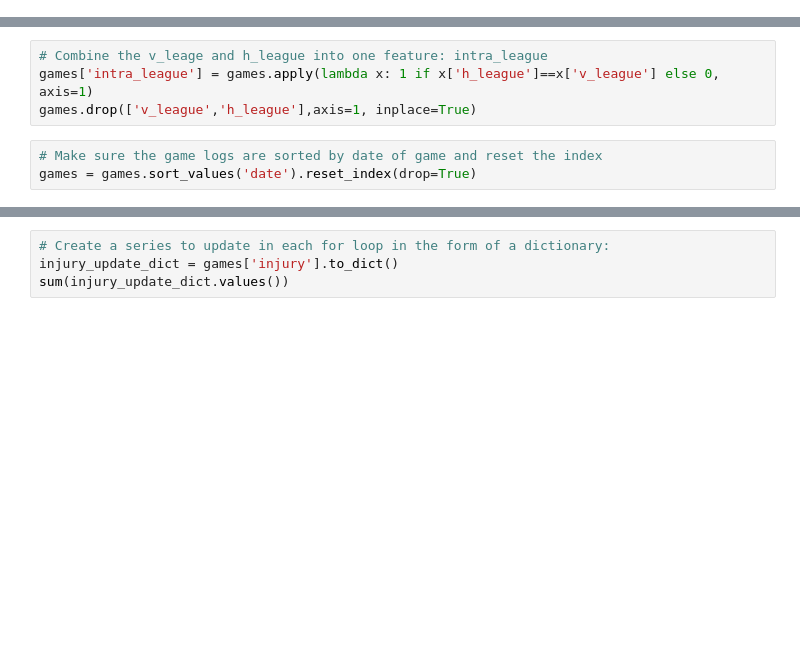
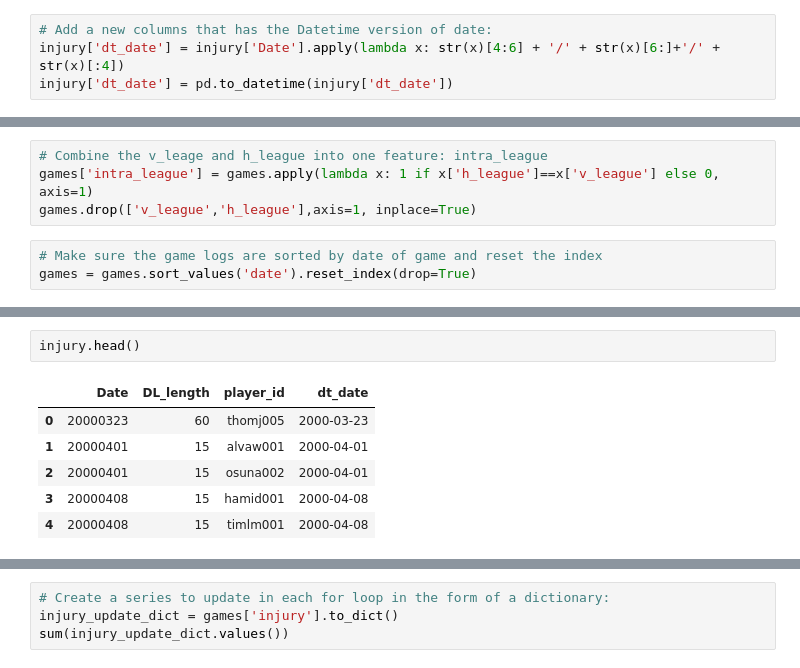
Before and after one commit to robotallie/mlb-disabled-list, a Jupyter notebook: datasets/gamelog-injury-merge.ipynb, the cells around one changed output, grey strips where cells are left out. Cells and saved outputs as stored; diff of their text form; blank space fills up the shorter version.

```diff
--- a/datasets/gamelog-injury-merge.ipynb
+++ b/datasets/gamelog-injury-merge.ipynb
@@ -27,6 +27,10 @@ injury.head()
 injury.shape
 # %% [output]
 (9288, 3)
+# %%
+# Add a new columns that has the Datetime version of date:
+injury['dt_date'] = injury['Date'].apply(lambda x: str(x)[4:6] + '/' + str(x)[6:]+'/' + str(x)[:4])
+injury['dt_date'] = pd.to_datetime(injury['dt_date'])
 # %%
 games.head()
 # %% [output]
@@ -62,3 +70,12 @@ games['injury']  = num_injur_col
+# %%
+injury.head()
+# %% [output]
+|  | Date | DL_length | player_id | dt_date |
+| 0 | 20000323 | 60 | thomj005 | 2000-03-23 |
+| 1 | 20000401 | 15 | alvaw001 | 2000-04-01 |
+| 2 | 20000401 | 15 | osuna002 | 2000-04-01 |
+| 3 | 20000408 | 15 | hamid001 | 2000-04-08 |
+| 4 | 20000408 | 15 | timlm001 | 2000-04-08 |
 # %%
 # Create a small subset of the games dataframe to only include the game data and all the players, cols 70:93
 games_day = games.iloc[:,0:2].copy()
```
Also changed, not shown: parts of 4 cells of this notebook.
